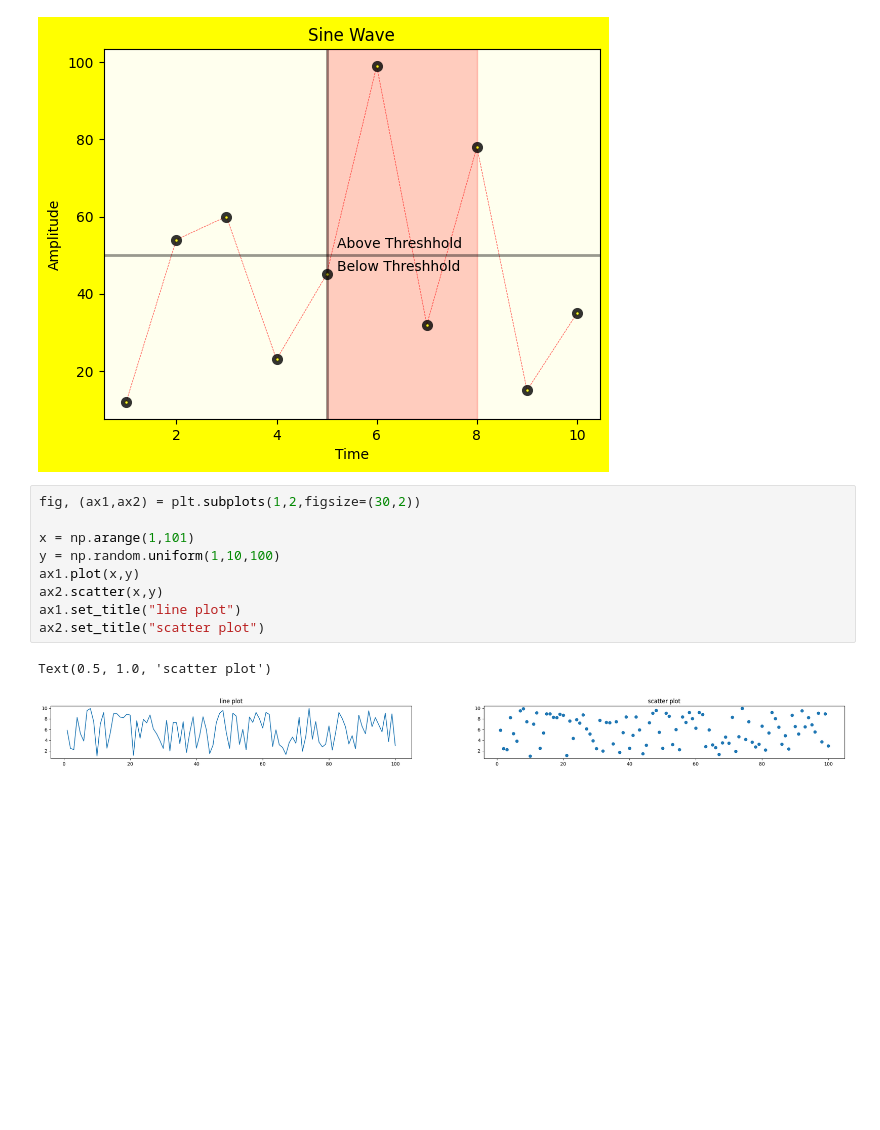
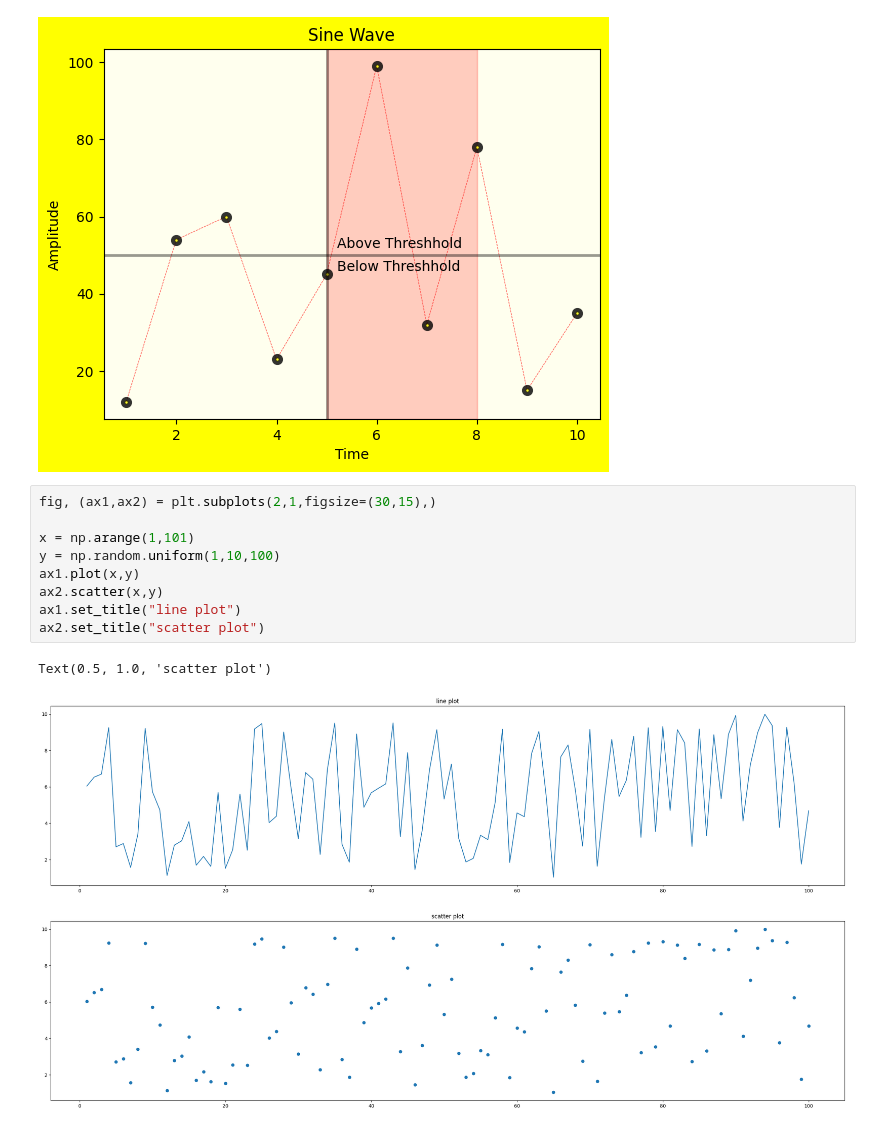
Before and after one commit to harshRaj1601/Python-Data-Science, a Jupyter notebook: numpy.ipynb, the cells around one changed output. Cells and saved outputs as stored; diff of their text form; blank space fills up the shorter version.

Commit message:
# 14 visualization

```diff
--- a/numpy.ipynb
+++ b/numpy.ipynb
@@ -417,14 +417,14 @@ ax.axvspan(5,8,color="red",alpha=0.2)
 <matplotlib.patches.Rectangle at 0x...>
 [figure]
 # %%
-fig, (ax1,ax2) = plt.subplots(1,2,figsize=(30,2))
+fig, (ax1,ax2) = plt.subplots(2,1,figsize=(30,15),)
 
 x = np.arange(1,101)
 y = np.random.uniform(1,10,100)
 ax1.plot(x,y)
 ax2.scatter(x,y)
 ax1.set_title("line plot")
 ax2.set_title("scatter plot")
 # %% [output]
 Text(0.5, 1.0, 'scatter plot')
-[figure, old version]
+[figure, new version]
```
Also changed, not shown: parts of 22 cells of this notebook, 1 other file.
